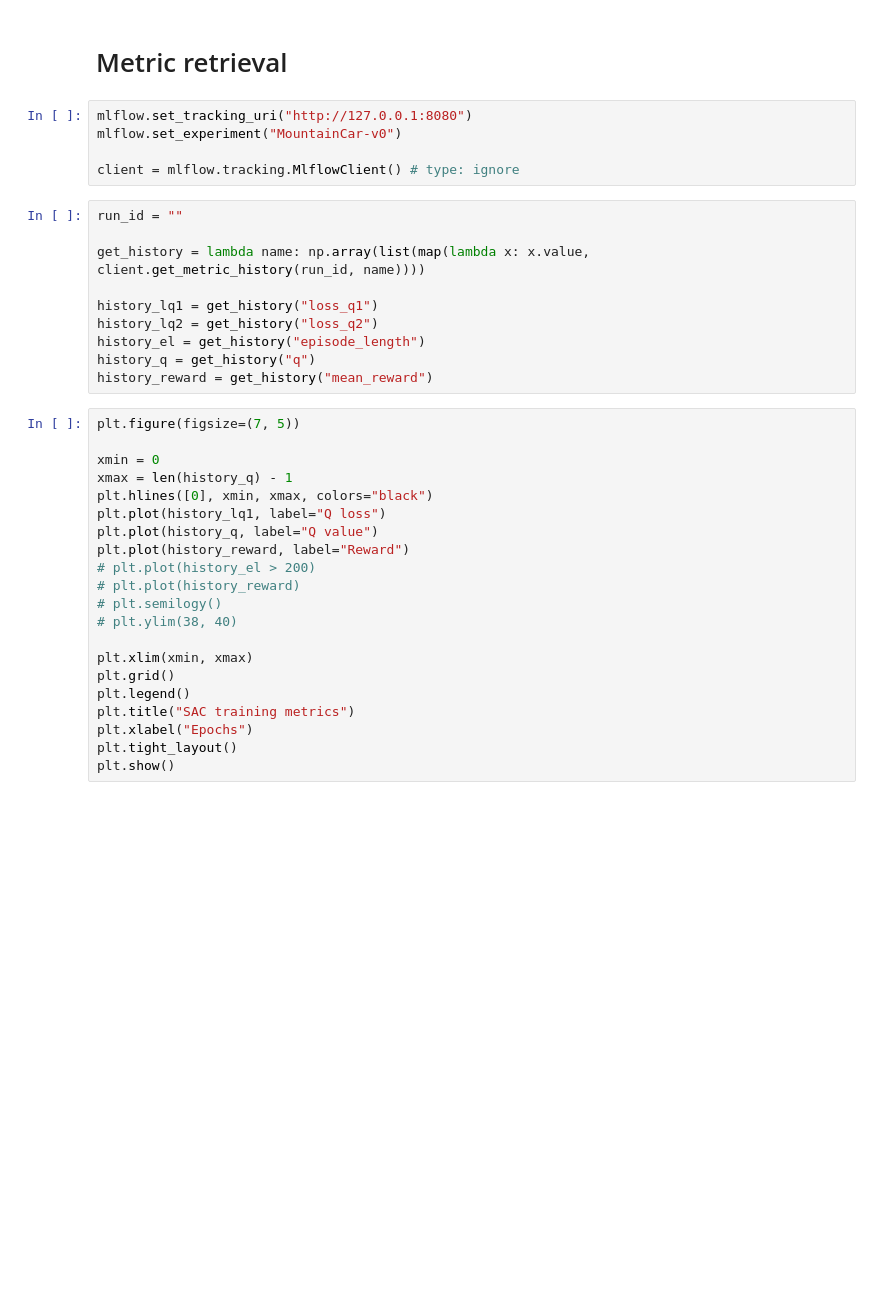
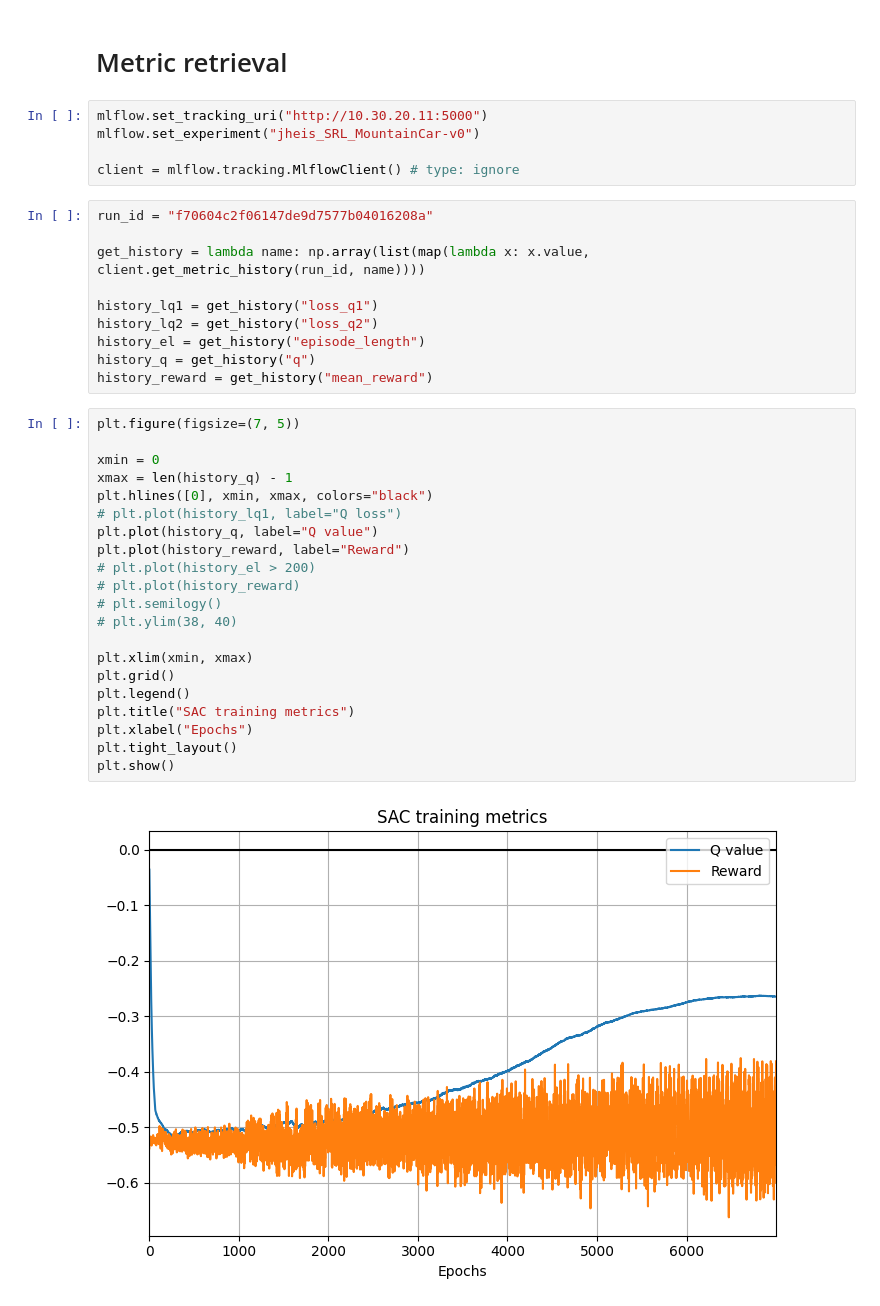
Before and after one commit to JannisHeisingHHN/RewardScaling, a Jupyter notebook: visualize_mountaincar.ipynb, the cells around one changed output. Cells and saved outputs as stored; diff of their text form; blank space fills up the shorter version.

```diff
--- a/visualize_mountaincar.ipynb
+++ b/visualize_mountaincar.ipynb
@@ -80,12 +87,12 @@ plt.show()
 # %% [markdown]
 # Metric retrieval
 # %%
-mlflow.set_tracking_uri("http://127.0.0.1:8080")
-mlflow.set_experiment("MountainCar-v0")
+mlflow.set_tracking_uri("http://10.30.20.11:5000")
+mlflow.set_experiment("jheis_SRL_MountainCar-v0")
 
 client = mlflow.tracking.MlflowClient() # type: ignore
 # %%
-run_id = ""
+run_id = "f70604c2f06147de9d7577b04016208a"
 
 get_history = lambda name: np.array(list(map(lambda x: x.value, client.get_metric_history(run_id, name))))
 
@@ -97,21 +104,23 @@ history_reward = get_history("mean_reward")
 # %%
 plt.figure(figsize=(7, 5))
 
 xmin = 0
 xmax = len(history_q) - 1
 plt.hlines([0], xmin, xmax, colors="black")
-plt.plot(history_lq1, label="Q loss")
+# plt.plot(history_lq1, label="Q loss")
 plt.plot(history_q, label="Q value")
 plt.plot(history_reward, label="Reward")
 # plt.plot(history_el > 200)
 # plt.plot(history_reward)
 # plt.semilogy()
 # plt.ylim(38, 40)
 
 plt.xlim(xmin, xmax)
 plt.grid()
 plt.legend()
 plt.title("SAC training metrics")
 plt.xlabel("Epochs")
 plt.tight_layout()
 plt.show()
+# %% [output]
+[figure, added]
```
Also changed, not shown: parts of 3 cells of this notebook, 2 other files.
